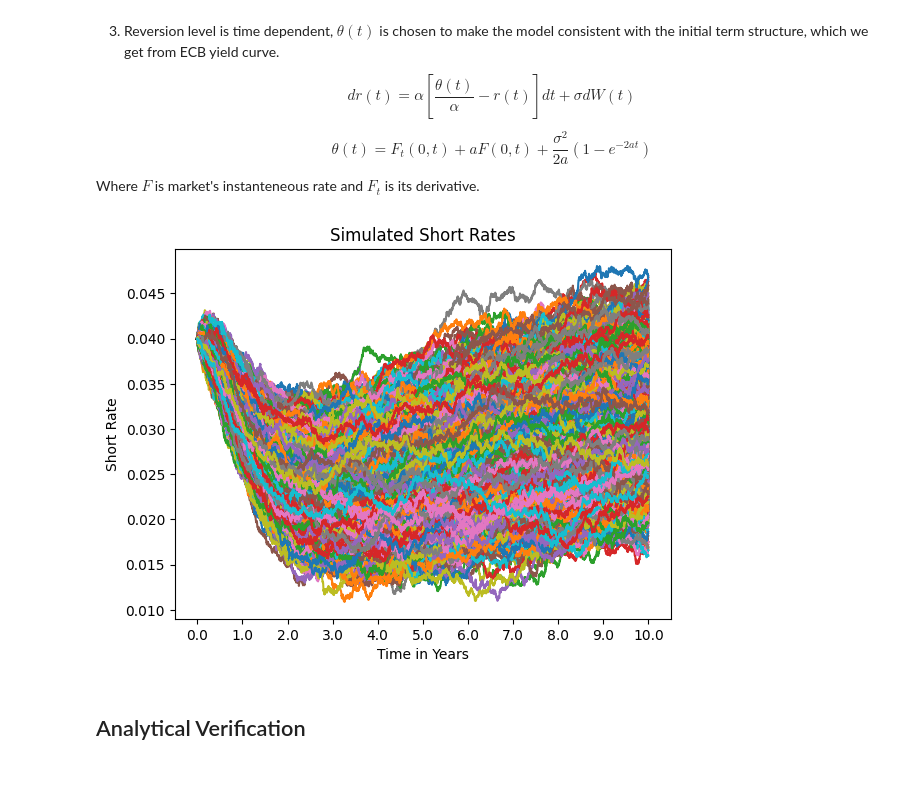
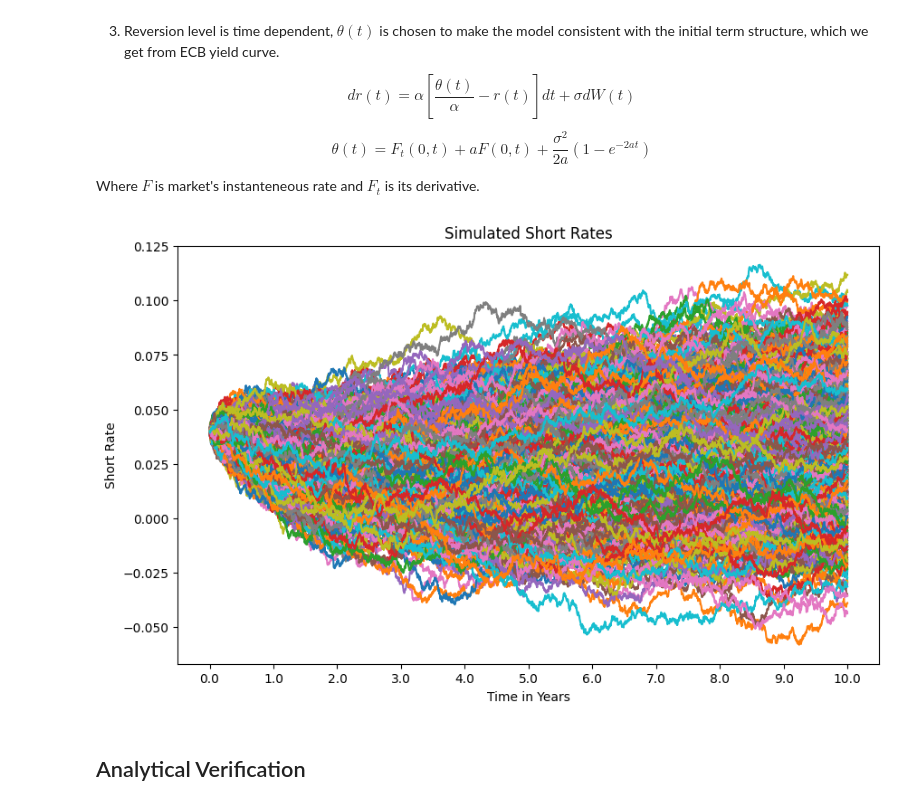
Before and after one commit to pmchrist/Pricing-Interest-Rate-Swaptions, a Jupyter notebook: Implementation.ipynb, the cells around one changed output. Cells and saved outputs as stored; diff of their text form; code cells hidden in the pictures; blank space fills up the shorter version.

```diff
--- a/Implementation.ipynb
+++ b/Implementation.ipynb
@@ -129,23 +132,19 @@ $$
 Where $F$ is market's instanteneous rate and $F_t$ is its derivative.
 # %%
 # Simulation's Parameters
-T = 10                  # Years of Simulation
-days_per_year = 365     # Days in the Year
-N = int(T*days_per_year)     # Number of steps
-dt = 1.0 * T / N        # Time step size
-simulations = 10_000        # Amount of Monte Carlo runs
-#np.random.seed(42)
+T = 10                      # Years of Simulation
+days_per_year = 365         # Days in the Year
+steps = int(T*days_per_year)    # Number of steps
+dt = 1.0 * T / steps            # Time step size
+simulations = 1_000         # Amount of Monte Carlo runs
+np.random.seed(42)
 
 # Parameters for the Hull-White model
-a = 0.1       # Just some value
-sigma = 0.002   # Assumed 250bps (to make things interesting)
+a = 0.05       # How fast is convergence to known rates. Typical Range: [0.01, 0.1]
+sigma = 0.01   # Variance of rates. Typical range: [0.001, 0.02]
 theta = lambda t: yield_curve.derivative(nu=1)(t) + (a*yield_curve(t)) + ((sigma**2)/(2*a))*(1-np.exp(-2*a*t))
 r0 = 0.04
 # %%
-import numpy as np
-import matplotlib.pyplot as plt
-from multiprocess import Pool
-
 # I decided not to implement vectorized explicit formula (integrals still need for loop), so I parallelyzed drift generator
 # Define the function that simulates a single path
 def simulate_path(params):
@@ -154,20 +153,20 @@ def simulate_path(params):
     from scipy.interpolate import CubicSpline
     import scipy.stats as stats
 
-    _, N, dt, r0, a, sigma, theta, yield_curve = params
+    _, steps, dt, r0, a, sigma, theta, yield_curve = params
     theta = lambda t: yield_curve.derivative(nu=1)(t) + (a*yield_curve(t)) + ((sigma**2)/(2*a))*(1-np.exp(-2*a*t))
 
-    Z = np.random.normal(0, 1, N)
-    dr = np.zeros(N)
-    r = np.zeros(N)
+    Z = np.random.normal(0, 1, steps)
+    dr = np.zeros(steps)
+    r = np.zeros(steps)
     r[0] = r0  # Initialize with the initial rate from the market
-    for t in range(1, N):
+    for t in range(1, steps):
         dr[t] = (theta(t * dt) - a * r[t-1]) * dt + sigma * np.sqrt(dt) * Z[t]
         r[t] = r[t-1] + dr[t]
     return r
 
 # Use multiprocess to run simulations in parallel
-simulation_params = [(i, N, dt, r0, a, sigma, theta, yield_curve) for i in range(simulations)]
+simulation_params = [(i, steps, dt, r0, a, sigma, theta, yield_curve) for i in range(simulations)]
 
 # Run in Parallel
 with Pool() as pool:
@@ -176,16 +175,17 @@ with Pool() as pool:
 # Convert list of arrays to a 2D NumPy array
 short_rate_paths = np.array(short_rate_paths)
 # %%
+plt.figure(figsize=(10,6))
 plt.plot(short_rate_paths.T)
 plt.title("Simulated Short Rates")
 locs = [x for x in np.linspace(0, T*days_per_year, int(T+1), dtype=int)]
 labels = ["%.1f" %x for x in np.linspace(0, T, int(T+1))]
 plt.xticks(locs, labels)
 plt.xlabel("Time in Years")
 plt.ylabel("Short Rate")
 plt.show()
 # %% [output]
-[figure, old version]
+[figure, new version]
 # %% [markdown]
 ## Analytical Verification
 # %% [markdown]
```
Also changed, not shown: parts of 20 cells of this notebook, 1 other file.
